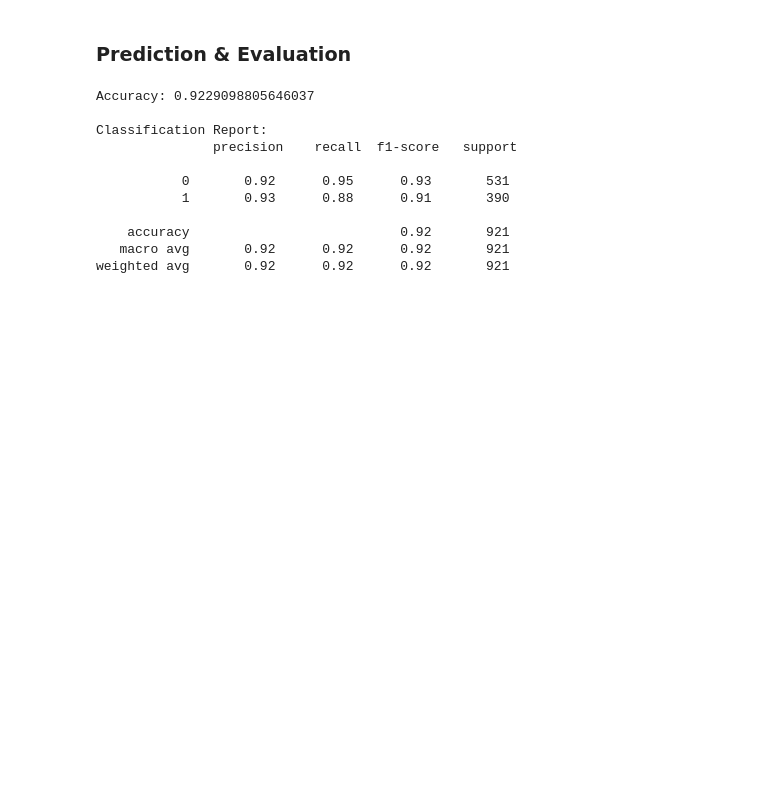
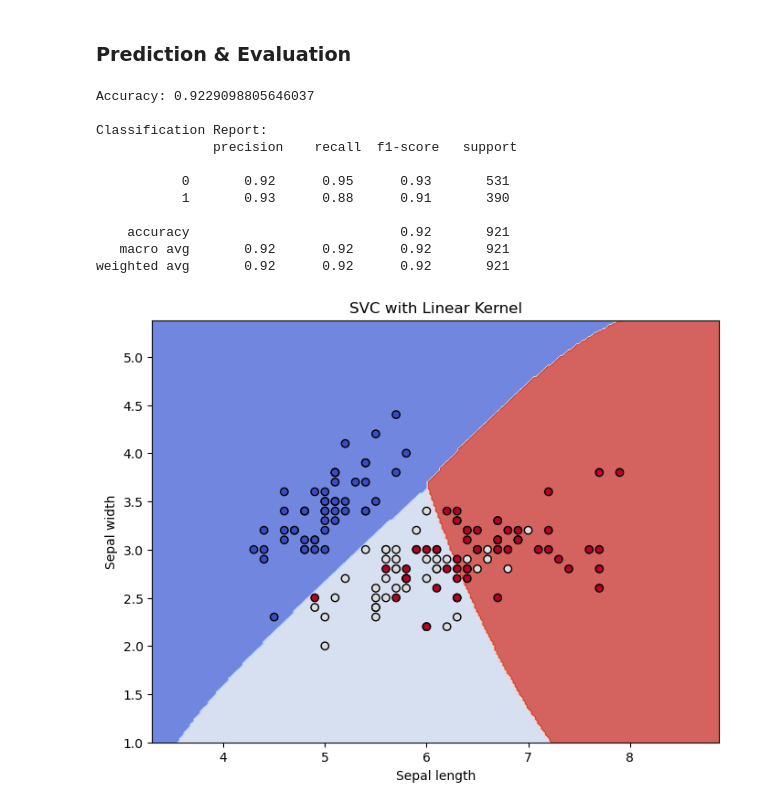
Before and after one commit to NSC-BS-CS/CSB320_InClass, a Jupyter notebook: 5-SVMsDTs/SVMs-spam.ipynb, the cells around one changed output. Saved outputs shown, nothing was run; the diff lists cells and outputs as text; code cells hidden in the pictures; blank space fills up the shorter version.

```diff
--- a/5-SVMsDTs/SVMs-spam.ipynb
+++ b/5-SVMsDTs/SVMs-spam.ipynb
@@ -46,3 +46,39 @@ Classification Report:
     accuracy                           0.92       921
    macro avg       0.92      0.92      0.92       921
 weighted avg       0.92      0.92      0.92       921
+# %%
+import numpy as np
+import matplotlib.pyplot as plt
+from sklearn import datasets
+from sklearn.svm import SVC
+
+# Load the Iris dataset
+iris = datasets.load_iris()
+X = iris.data[:, :2]  # Use only the first two features for 2D visualization
+y = iris.target
+
+# Train the SVC model with a linear kernel
+model = SVC(kernel='rbf', C=1.0, gamma='scale')
+model.fit(X, y)
+
+# Create a mesh to plot the decision boundaries
+h = 0.02  # Step size in the mesh
+x_min, x_max = X[:, 0].min() - 1, X[:, 0].max() + 1
+y_min, y_max = X[:, 1].min() - 1, X[:, 1].max() + 1
+xx, yy = np.meshgrid(np.arange(x_min, x_max, h),
+                     np.arange(y_min, y_max, h))
+
+# Predict classifications for each point in the mesh
+Z = model.predict(np.c_[xx.ravel(), yy.ravel()])
+Z = Z.reshape(xx.shape)
+
+# Plot the decision boundary and training points
+plt.figure(figsize=(8, 6))
+plt.contourf(xx, yy, Z, cmap=plt.cm.coolwarm, alpha=0.8)
+plt.scatter(X[:, 0], X[:, 1], c=y, cmap=plt.cm.coolwarm, edgecolors='k')
+plt.xlabel('Sepal length')
+plt.ylabel('Sepal width')
+plt.title('SVC with Linear Kernel')
+plt.show()
+# %% [output]
+[figure, added]
```
Also changed, not shown: 1 other file.
